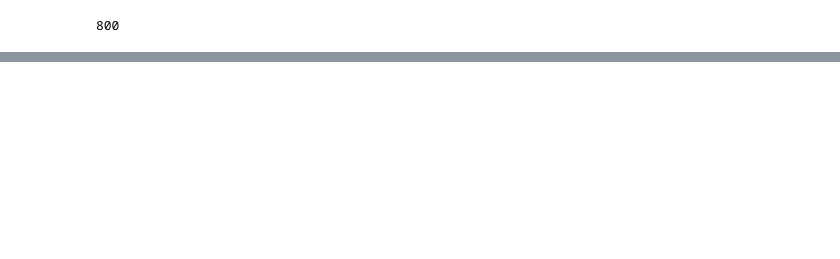
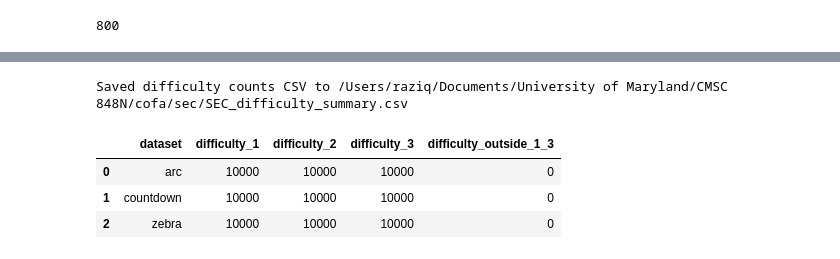
Before and after one commit to Vincent-La/cofa, a Jupyter notebook: sec/data_vis.ipynb, the cells around one changed output, grey strips where cells are left out. Drawn from its saved outputs; the diff is of its cells as text; code cells hidden in the pictures; blank space fills up the shorter version.

```diff
--- a/sec/data_vis.ipynb
+++ b/sec/data_vis.ipynb
@@ -49,0 +141,57 @@ len(df_test)
+# %%
+# Compute counts per difficulty (1,2,3) and export CSV
+import pandas as pd
+from pathlib import Path
+import ast
+
+base = Path.cwd() / 'data' / 'combined'
+files = {
+    'arc': base / 'train_arc.parquet',
+    'countdown': base / 'train_countdown.parquet',
+    'zebra': base / 'train_zebra.parquet'
+}
+
+COLS = [1,2,3]
+rows = []
+
+for name, path in files.items():
+    df = pd.read_parquet(path)
+    def _get(ei):
+        if isinstance(ei, dict):
+            return ei.get('difficulty')
+        try:
+            if hasattr(ei, 'get'):
+                return ei.get('difficulty')
+        except Exception:
+            pass
+        if isinstance(ei, str):
+            try:
+                parsed = ast.literal_eval(ei)
+                if isinstance(parsed, dict):
+                    return parsed.get('difficulty')
+            except Exception:
+                return None
+        return None
+
+    diffs = pd.to_numeric(df['extra_info'].apply(_get), errors='coerce')
+    diffs = diffs.dropna().astype(int)
+    counts = diffs.value_counts().to_dict()
+    row = {'dataset': name}
+    for d in COLS:
+        row[f'difficulty_{d}'] = int(counts.get(d, 0))
+    # also include a column for anomalies if any
+    outside = sum(v for k,v in counts.items() if k not in COLS)
+    row['difficulty_outside_1_3'] = int(outside)
+    rows.append(row)
+
+summary_df = pd.DataFrame(rows)
+out_csv = Path.cwd() / 'SEC_difficulty_summary.csv'
+summary_df.to_csv(out_csv, index=False)
+print('Saved difficulty counts CSV to', out_csv)
+summary_df
+# %% [output]
+Saved difficulty counts CSV to /Users/raziq/Documents/University of Maryland/CMSC 848N/cofa/sec/SEC_difficulty_summary.csv
+|  | dataset | difficulty_1 | difficulty_2 | difficulty_3 | difficulty_outside_1_3 |
+| 0 | arc | 10000 | 10000 | 10000 | 0 |
+| 1 | countdown | 10000 | 10000 | 10000 | 0 |
+| 2 | zebra | 10000 | 10000 | 10000 | 0 |
```
Also changed, not shown: parts of 4 cells of this notebook, 3 other files.
